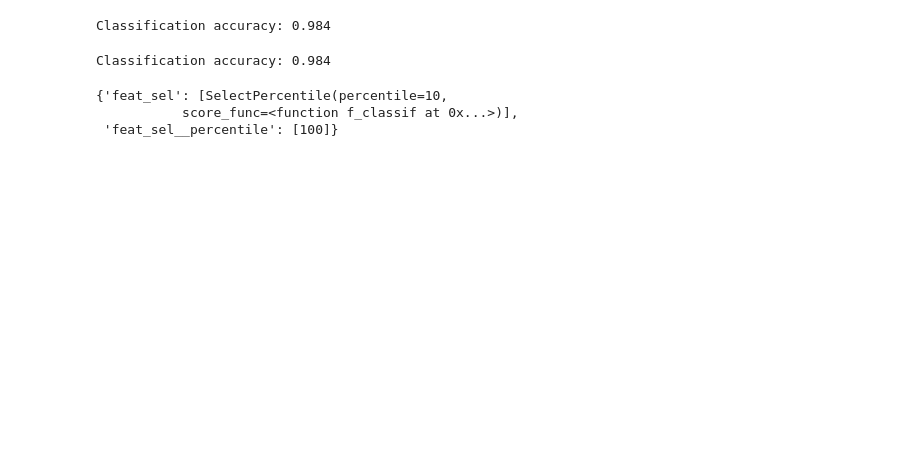
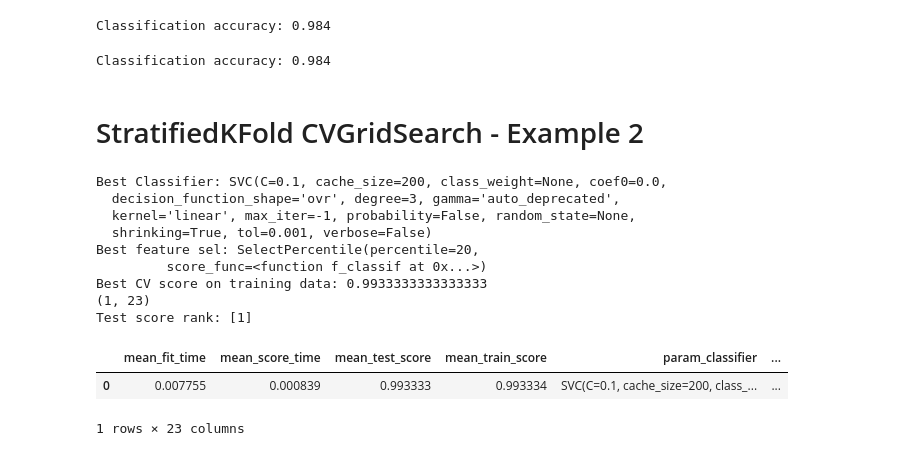
Before and after one commit to prasanth-ntu/prasanth-ntu.github.io, a Jupyter notebook: html/ML-Course/Imblearn-Introduction/imblearn_intro_notes.ipynb, the cells around one changed output. Drawn from its saved outputs; the diff is of its cells as text; code cells hidden in the pictures; blank space fills up the shorter version.

```diff
--- a/html/ML-Course/Imblearn-Introduction/imblearn_intro_notes.ipynb
+++ b/html/ML-Course/Imblearn-Introduction/imblearn_intro_notes.ipynb
@@ -79,6 +79,63 @@ para_steps.update({
-# %%
-para_steps1,.bcdfgipsw[]
-# %% [output]
-{'feat_sel': [SelectPercentile(percentile=10,
-           score_func=<function f_classif at 0x...>)],
- 'feat_sel__percentile': [100]}
+# %% [markdown]
+# StratifiedKFold CVGridSearch - Example 2
+# %%
+pca = PCA()
+smote = SMOTE(random_state=42)
+classifier = KNN()
+pipeline = Pipeline([('smote', smote),
+                     ('feat_sel',
+                      SelectPercentile(feature_selection.f_classif)),
+                     ('classifier', SVC())])
+
+para_steps = {}
+para_steps.update({
+    'feat_sel': [SelectPercentile(feature_selection.f_classif)],
+    'feat_sel' + '__percentile': [20]
+})
+# para_steps.update({
+#     'classifier': [classifier],
+#     'classifier' + '__n_neighbors' : [5,7,9]
+# })
+para_steps.update({
+    'classifier': [SVC()],
+    'classifier' + '__kernel': ['linear'],  # 'rbf'],
+    'classifier' + '__C': [0.1],  #, 0.5, 1],
+})
+
+param_grid = para_steps
+
+skf = StratifiedKFold(n_splits=4, random_state=42)
+
+grid = GridSearchCV(pipeline,
+                    cv=skf,
+                    n_jobs=-1,
+                    param_grid=param_grid,
+                    return_train_score="False")
+
+grid.fit(X_train, y_train)
+
+best_classifier, best_evaluator = grid.best_params_[
+    'classifier'], grid.best_params_['feat_sel']
+best_score = grid.best_score_
+
+print("Best Classifier:", best_classifier)
+print("Best feature sel:", best_evaluator)
+print("Best CV score on training data:", best_score)
+
+df_cv_results_ = pd.DataFrame(grid.cv_results_)
+print(df_cv_results_.shape)
+print("Test score rank:", grid.cv_results_['rank_test_score'])
+df_cv_results_
+# %% [output]
+Best Classifier: SVC(C=0.1, cache_size=200, class_weight=None, coef0=0.0,
+  decision_function_shape='ovr', degree=3, gamma='auto_deprecated',
+  kernel='linear', max_iter=-1, probability=False, random_state=None,
+  shrinking=True, tol=0.001, verbose=False)
+Best feature sel: SelectPercentile(percentile=20,
+         score_func=<function f_classif at 0x...>)
+Best CV score on training data: 0.9933333333333333
+(1, 23)
+Test score rank: [1]
+|  | mean_fit_time | mean_score_time | mean_test_score | mean_train_score | param_classifier | ... |
+| 0 | 0.007755 | 0.000839 | 0.993333 | 0.993334 | SVC(C=0.1, cache_size=200, class_... | ... |
+1 rows × 23 columns
```
Also changed, not shown: parts of 14 cells of this notebook, 1 other file.
